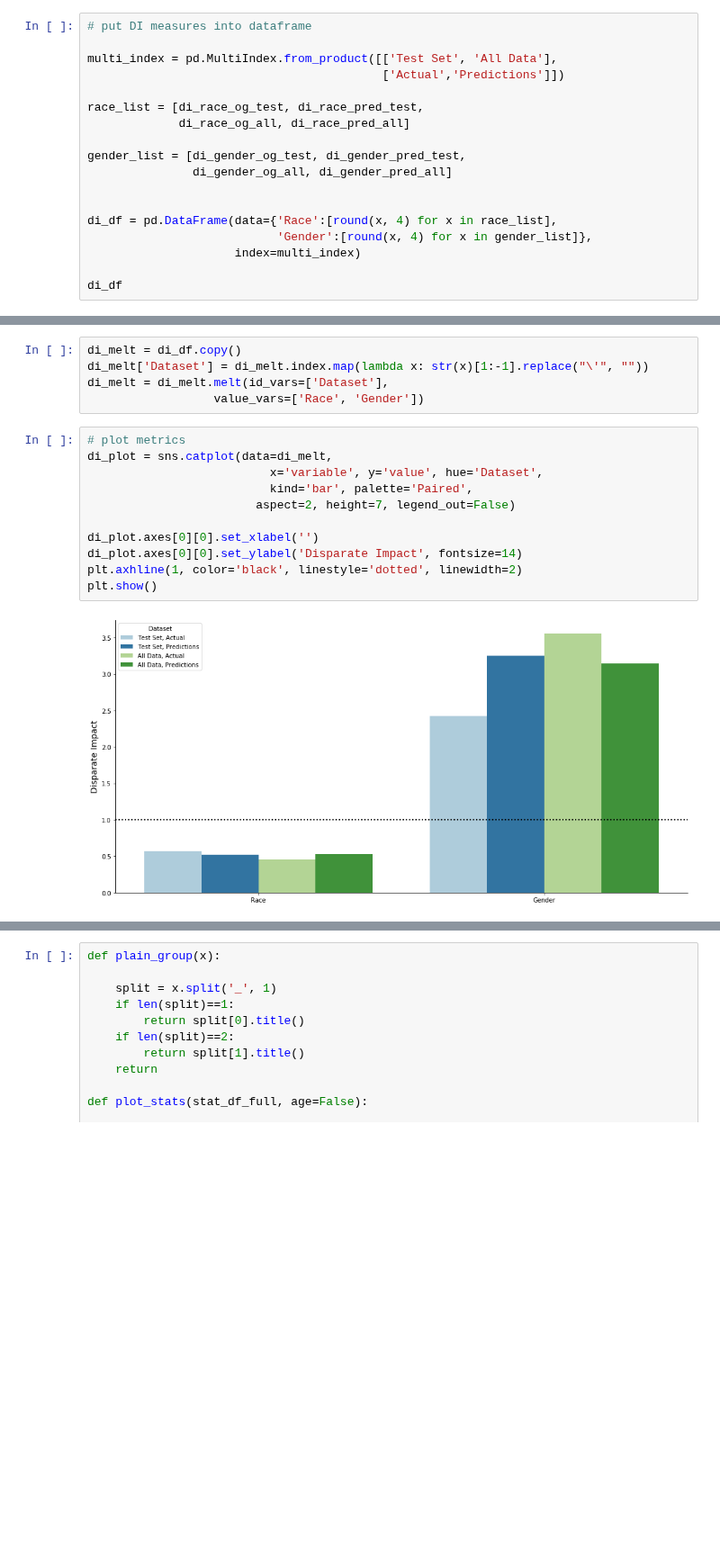
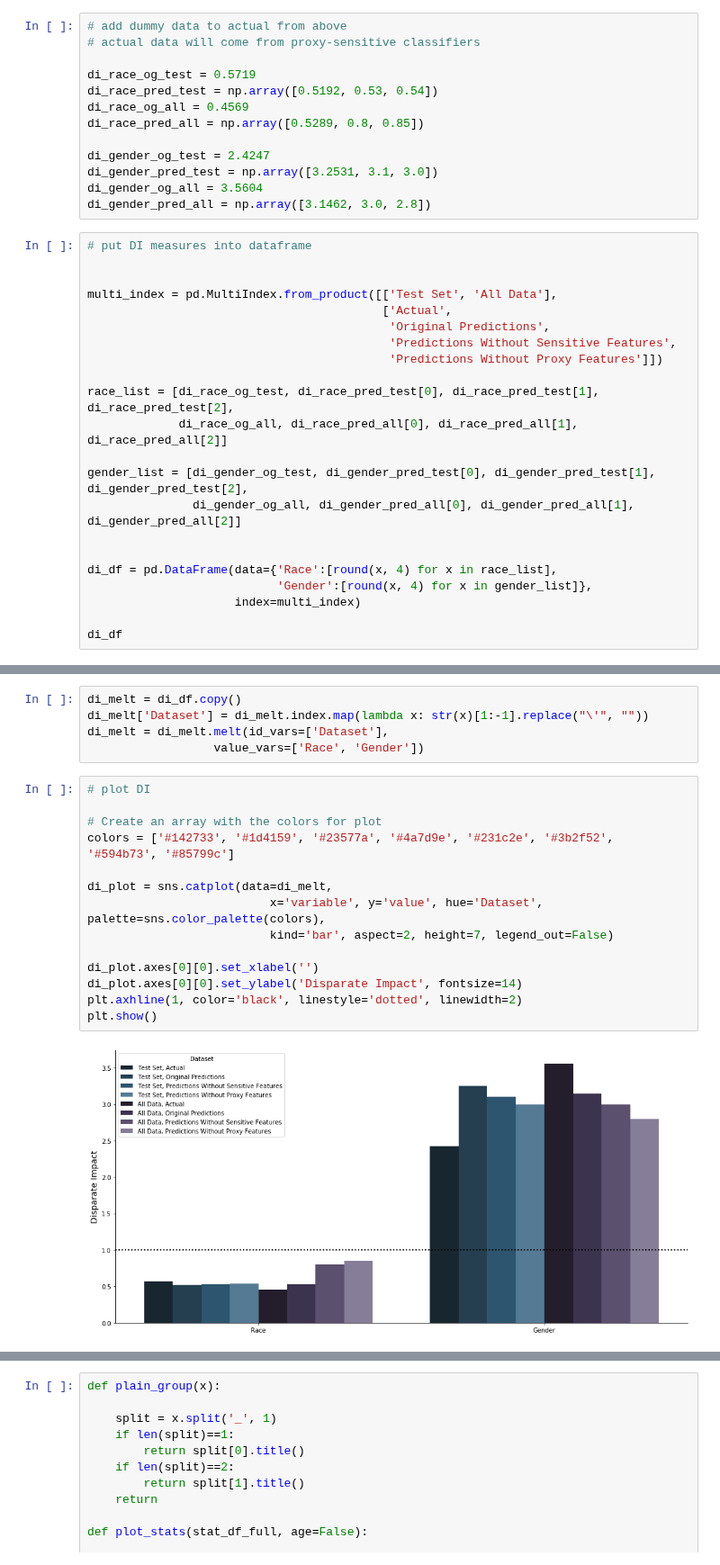
Before and after one commit to akrhea/mental-health-court-outcomes, a Jupyter notebook: Interpretability_Study/Fairness_Metrics.ipynb, the cells around one changed output, grey strips where cells are left out. Shown at 90% size. Cells and saved outputs as stored; diff of their text form; blank space fills up the shorter version.

Commit message:
fairness plots

```diff
--- a/Interpretability_Study/Fairness_Metrics.ipynb
+++ b/Interpretability_Study/Fairness_Metrics.ipynb
@@ -150,17 +174,34 @@ Disparate impact on race in original data: 0.4569
 Disparate impact on race in predictions: 0.5289
 Disparate impact on gender in original data: 3.5604
 Disparate impact on gender in predictions: 3.1462
+# %%
+# add dummy data to actual from above
+# actual data will come from proxy-sensitive classifiers
+
+di_race_og_test = 0.5719
+di_race_pred_test = np.array([0.5192, 0.53, 0.54])
+di_race_og_all = 0.4569
+di_race_pred_all = np.array([0.5289, 0.8, 0.85])
+
+di_gender_og_test = 2.4247
+di_gender_pred_test = np.array([3.2531, 3.1, 3.0])
+di_gender_og_all = 3.5604
+di_gender_pred_all = np.array([3.1462, 3.0, 2.8])
 # %%
 # put DI measures into dataframe
 
+
 multi_index = pd.MultiIndex.from_product([['Test Set', 'All Data'],
-                                          ['Actual','Predictions']])
+                                          ['Actual',
+                                           'Original Predictions',
+                                           'Predictions Without Sensitive Features',
+                                           'Predictions Without Proxy Features']])
 
-race_list = [di_race_og_test, di_race_pred_test,
-             di_race_og_all, di_race_pred_all]
+race_list = [di_race_og_test, di_race_pred_test[0], di_race_pred_test[1], di_race_pred_test[2],
+             di_race_og_all, di_race_pred_all[0], di_race_pred_all[1], di_race_pred_all[2]]
 
-gender_list = [di_gender_og_test, di_gender_pred_test,
-               di_gender_og_all, di_gender_pred_all]
+gender_list = [di_gender_og_test, di_gender_pred_test[0], di_gender_pred_test[1], di_gender_pred_test[2],
+               di_gender_og_all, di_gender_pred_all[0], di_gender_pred_all[1], di_gender_pred_all[2]]
 
 
 di_df = pd.DataFrame(data={'Race':[round(x, 4) for x in race_list],
@@ -180,18 +225,21 @@ di_melt['Dataset'] = di_melt.index.map(lambda x: str(x)[1:-1].replace("\'", ""))
 di_melt = di_melt.melt(id_vars=['Dataset'],
                   value_vars=['Race', 'Gender'])
 # %%
-# plot metrics
+# plot DI
+
+# Create an array with the colors for plot
+colors = ['#142733', '#1d4159', '#23577a', '#4a7d9e', '#231c2e', '#3b2f52', '#594b73', '#85799c']
+
 di_plot = sns.catplot(data=di_melt,
-                          x='variable', y='value', hue='Dataset',
-                          kind='bar', palette='Paired',
-                        aspect=2, height=7, legend_out=False)
+                          x='variable', y='value', hue='Dataset', palette=sns.color_palette(colors),
+                          kind='bar', aspect=2, height=7, legend_out=False)
 
 di_plot.axes[0][0].set_xlabel('')
 di_plot.axes[0][0].set_ylabel('Disparate Impact', fontsize=14)
 plt.axhline(1, color='black', linestyle='dotted', linewidth=2)
 plt.show()
 # %% [output]
-[figure, old version]
+[figure, new version]
 # %%
 def get_stats(X_sub, col):
 
```
Also changed, not shown: parts of 4 cells of this notebook.
